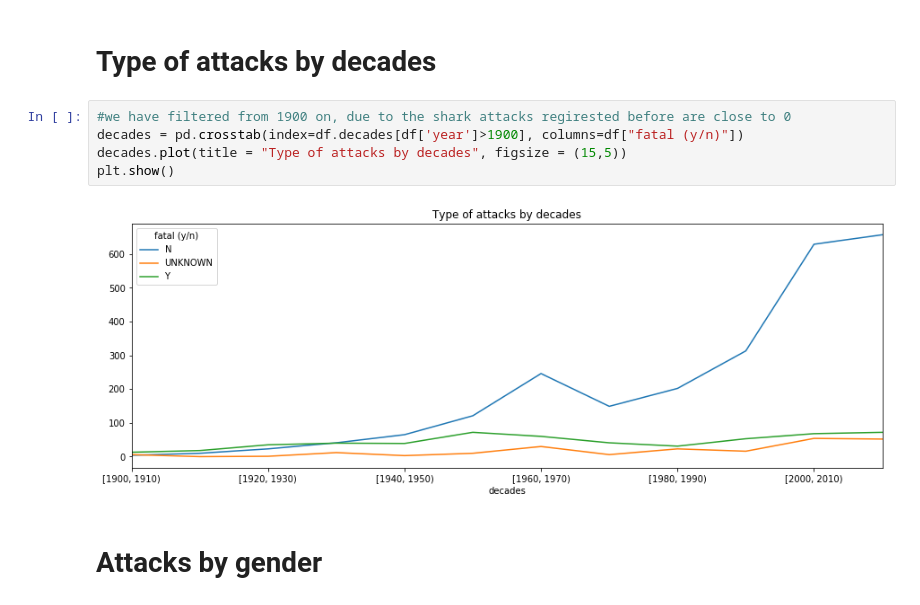
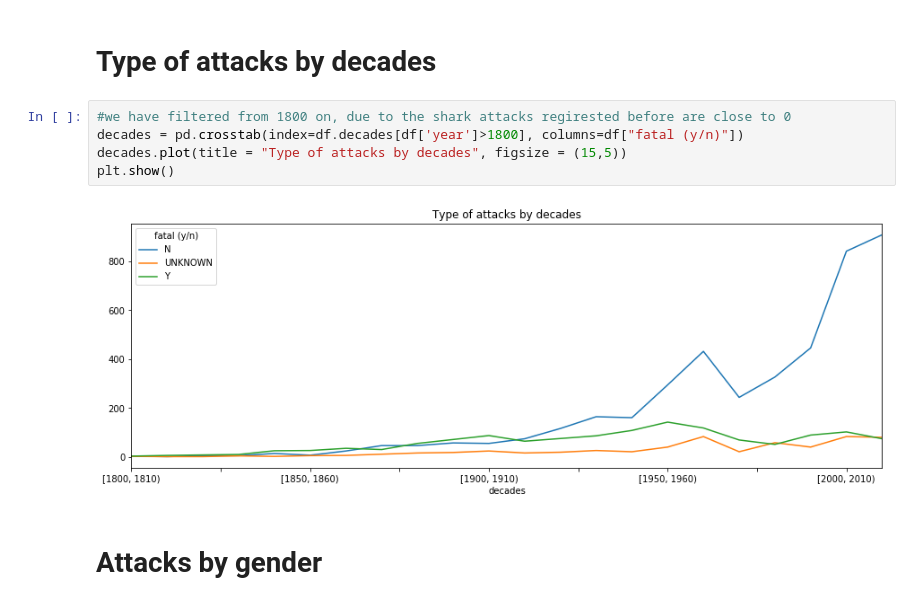
Before and after one commit to diego-florez/Global-Shark-Attacks, a Jupyter notebook: global-sharks-attack-analysis.ipynb, the cells around one changed output. Drawn from its saved outputs; the diff is of its cells as text.

```diff
--- a/global-sharks-attack-analysis.ipynb
+++ b/global-sharks-attack-analysis.ipynb
@@ -72,12 +72,12 @@ plt.show()
 # %% [markdown]
 # Type of attacks by decades
 # %%
-#we have filtered from 1900 on, due to the shark attacks regirested before are close to 0
-decades = pd.crosstab(index=df.decades[df['year']>1900], columns=df["fatal (y/n)"])
+#we have filtered from 1800 on, due to the shark attacks regirested before are close to 0
+decades = pd.crosstab(index=df.decades[df['year']>1800], columns=df["fatal (y/n)"])
 decades.plot(title = "Type of attacks by decades", figsize = (15,5))
 plt.show()
 # %% [output]
-[figure, old version]
+[figure, new version]
 # %% [markdown]
 # Attacks by gender
 # %%
```
Also changed, not shown: parts of 18 cells of this notebook.
